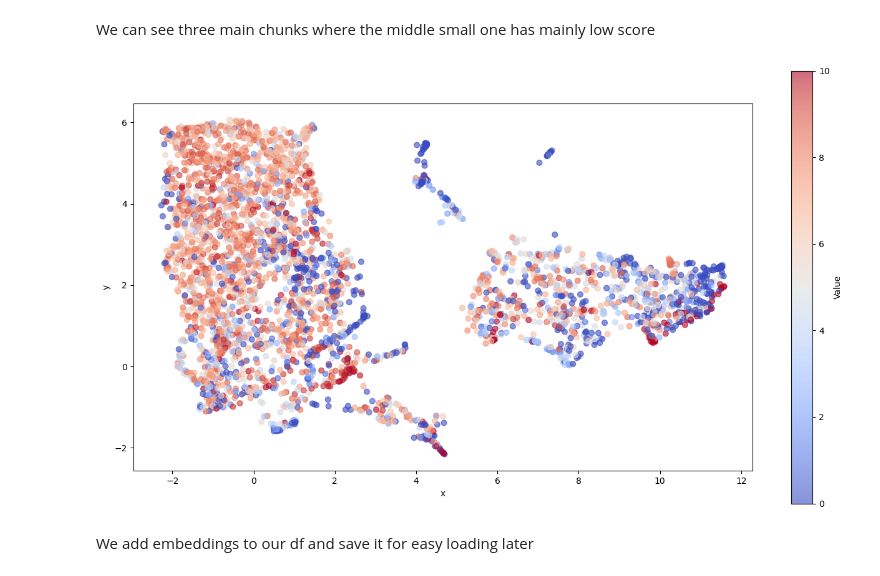
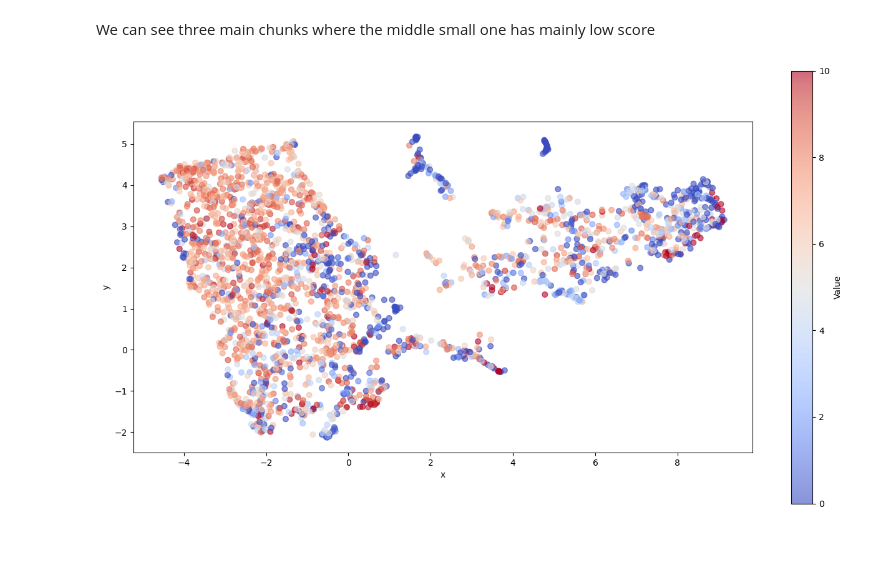
Before and after one commit to n-zalok/Python-Editor, a Jupyter notebook: notebooks/vectorize_text.ipynb, the cells around one changed output. Saved outputs shown, nothing was run; the diff lists cells and outputs as text; code cells hidden in the pictures; blank space fills up the shorter version.

Commit message:
fixing data leakage problem by splitting df in vectorize_text, cluster_data and explore_embeddings

```diff
--- a/notebooks/vectorize_text.ipynb
+++ b/notebooks/vectorize_text.ipynb
@@ -17,17 +25,17 @@ embeddings.shape
+# %%
+train, test = split_by_developer(df, test_size=0.3, random_state=0)
 # %% [markdown]
 UMAP helps us visualize the 768 dimensions by reducing them to only 2
 # %%
 import umap
 
 umap_embedder = umap.UMAP()
-umap_emb = umap_embedder.fit_transform(embeddings)
+umap_emb = umap_embedder.fit_transform(train["embedding"].to_list())
 # %% [markdown]
 We can see three main chunks where the middle small one has mainly low score
 # %%
 from python_editor.data_visualization import plot_embeddings
 
-plot_embeddings(umap_emb, df["pylint_score"])
+plot_embeddings(umap_emb, train["pylint_score"])
 # %% [output]
-[figure, old version]
+[figure, new version]
-# %% [markdown]
-We add embeddings to our df and save it for easy loading later
```
Also changed, not shown: parts of 5 cells of this notebook, 3 other files.
